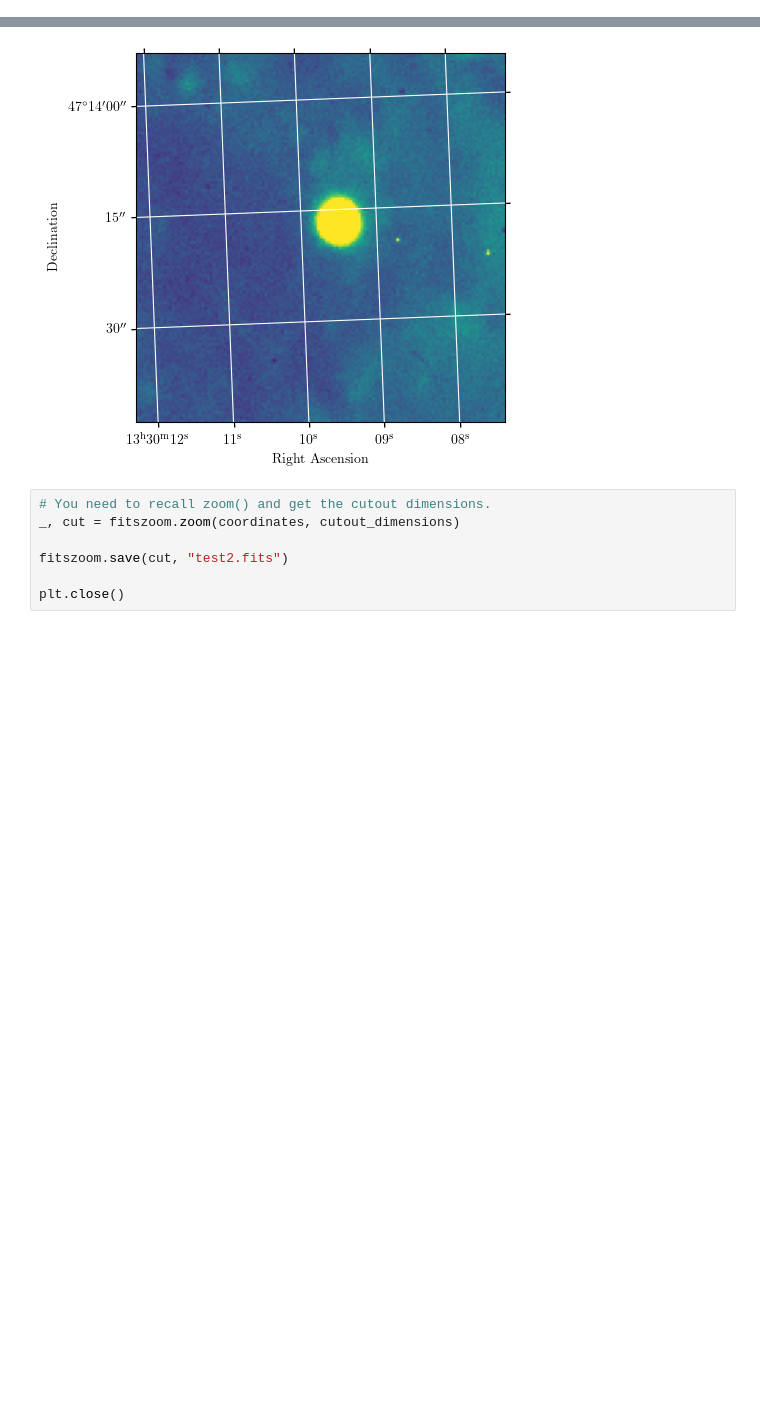
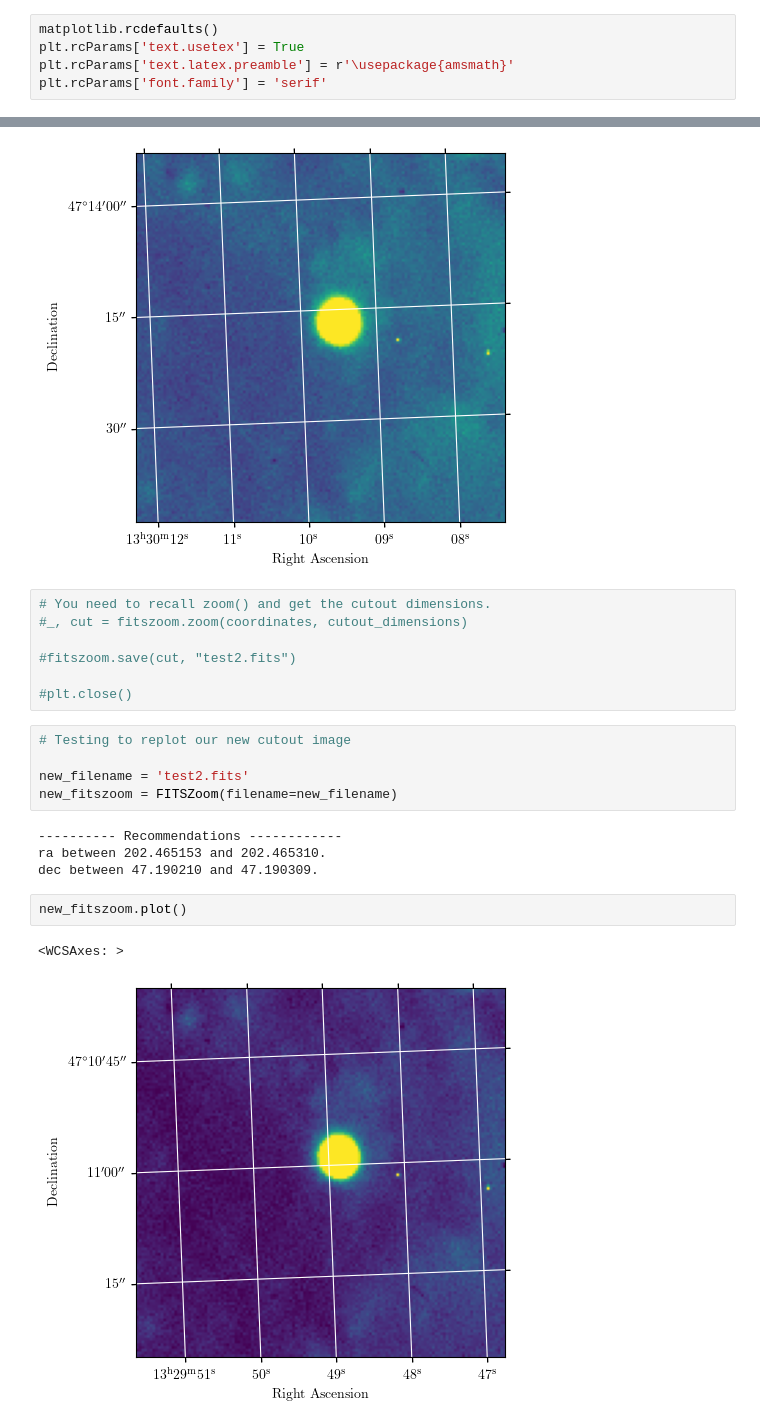
Before and after one commit to omarvlcst/fitszoom, a Jupyter notebook: fitszoom.ipynb, the cells around one changed output, grey strips where cells are left out. Drawn from its saved outputs; the diff is of its cells as text; blank space fills up the shorter version.

```diff
--- a/fitszoom.ipynb
+++ b/fitszoom.ipynb
@@ -24,6 +22,11 @@ from matplotlib.colors import LogNorm
 from astropy.visualization import ZScaleInterval, ImageNormalize
 
 from zoom import FITSZoom
+# %%
+matplotlib.rcdefaults()
+plt.rcParams['text.usetex'] = True
+plt.rcParams['text.latex.preamble'] = r'\usepackage{amsmath}'
+plt.rcParams['font.family'] = 'serif'
 # %%
 # TEST HERE
 
@@ -52,8 +55,22 @@ fitszoom.zoom(coordinates, cutout_dimensions)
 [figure]
 # %%
 # You need to recall zoom() and get the cutout dimensions.
-_, cut = fitszoom.zoom(coordinates, cutout_dimensions)
+#_, cut = fitszoom.zoom(coordinates, cutout_dimensions)
 
-fitszoom.save(cut, "test2.fits")
+#fitszoom.save(cut, "test2.fits")
 
-plt.close()
+#plt.close()
+# %%
+# Testing to replot our new cutout image
+
+new_filename = 'test2.fits'
+new_fitszoom = FITSZoom(filename=new_filename)
+# %% [output]
+---------- Recommendations ------------
+ra between 202.465153 and 202.465310.
+dec between 47.190210 and 47.190309.
+# %%
+new_fitszoom.plot()
+# %% [output]
+<WCSAxes: >
+[figure, added]
```
Also changed, not shown: parts of 2 cells of this notebook.
